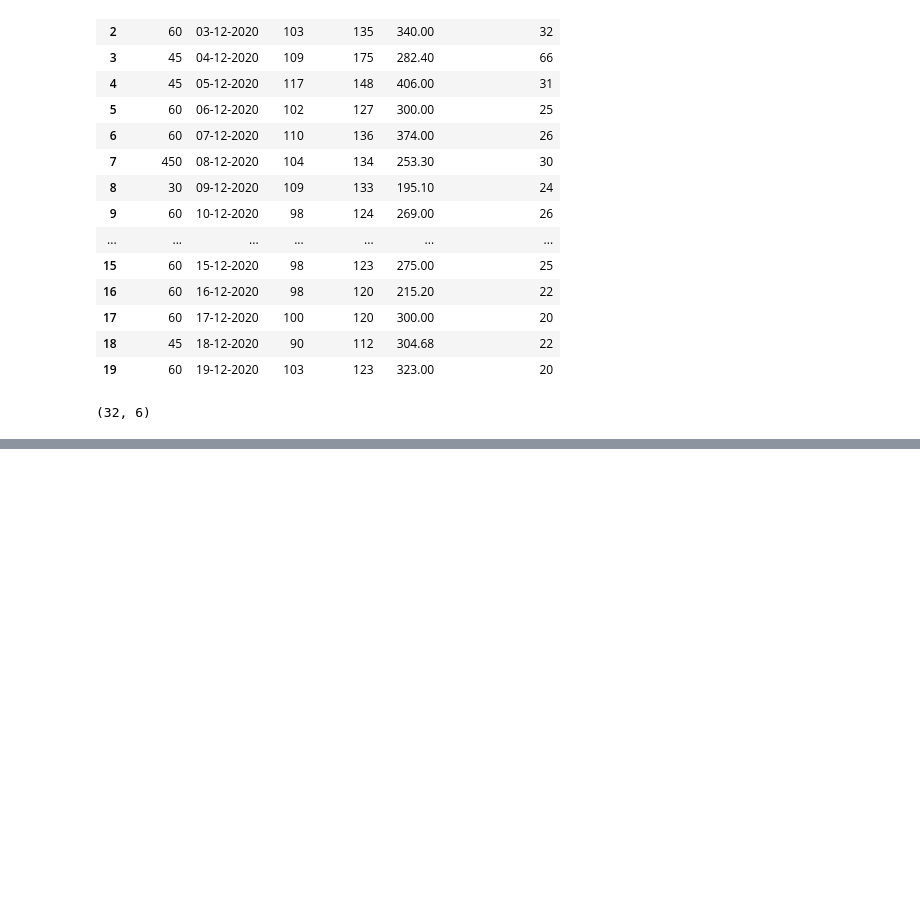
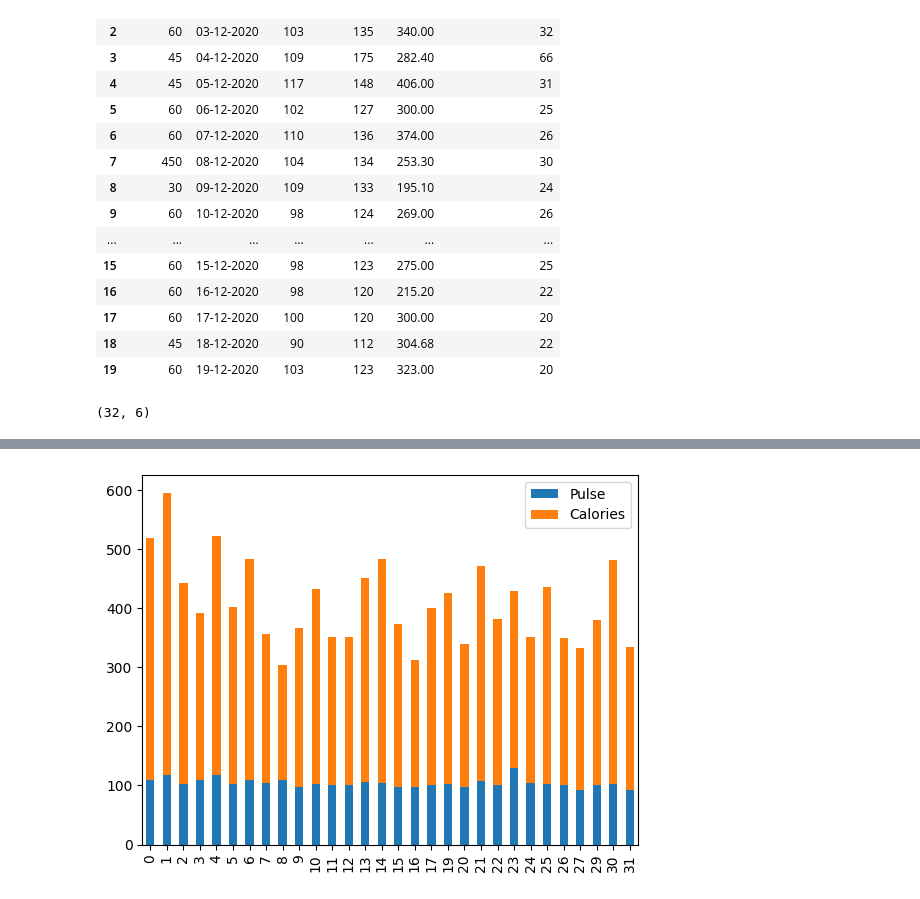
Before and after one commit to carlosviniharo/DEA113-G1, a Jupyter notebook: EDA.ipynb, the cells around one changed output, grey strips where cells are left out. Cells and saved outputs as stored; diff of their text form; code cells hidden in the pictures; blank space fills up the shorter version.

```diff
--- a/EDA.ipynb
+++ b/EDA.ipynb
@@ -188,0 +270,6 @@ print(data.shape)
+# %%
+barData = data[['Pulse',  'Calories']]
+barData.plot(kind= 'bar', stacked=True)
+plt.show()
+# %% [output]
+[figure, added]
```
Also changed, not shown: parts of 13 cells of this notebook.
